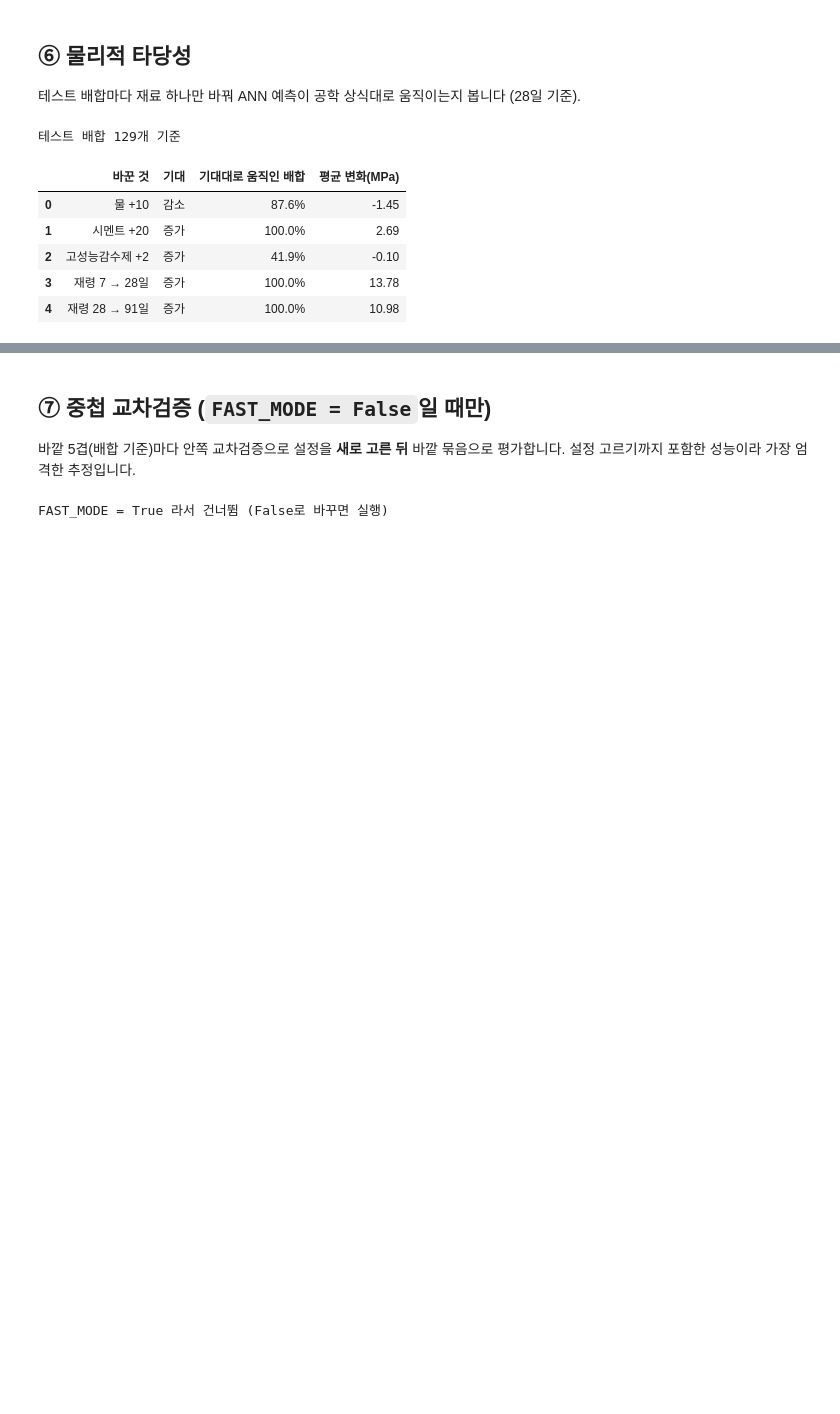
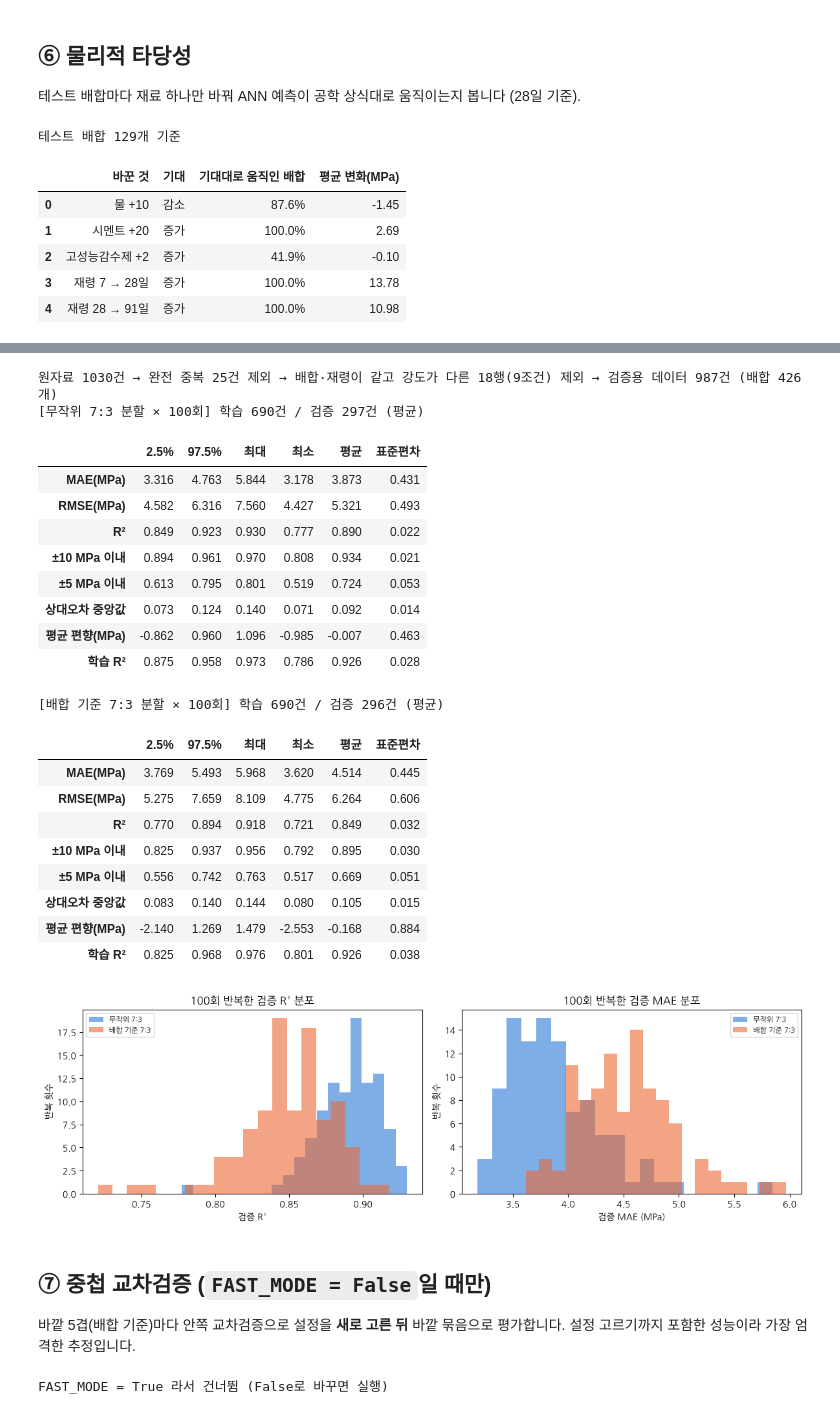
Before and after one commit to Hyun102-hub/Concrete-calculator, a Jupyter notebook: src/concrete_ann_prob_실행결과.ipynb, the cells around one changed output, grey strips where cells are left out. Cells and saved outputs as stored; diff of their text form; code cells hidden in the pictures; blank space fills up the shorter version.

```diff
--- a/src/concrete_ann_prob_실행결과.ipynb
+++ b/src/concrete_ann_prob_실행결과.ipynb
@@ -20,6 +20,7 @@ TEST_SIZE = 0.30
 FAST_MODE = True          # True: 축소 탐색 / False: 전체 탐색 + 중첩 교차검증 (오래 걸림)
 CV_REPEATS = 3            # 반복 그룹 교차검증 반복 횟수 (5겹 × 반복)
 N_BOOT = 1000             # 부트스트랩 반복 횟수
+N_REPEAT = 100            # ⑧ 반복 무작위 7:3 검증 횟수
 EVAL_TARGETS = [21, 24, 27, 30, 35, 40]
 LOG_AGE = True            # True: 재령에 로그를 씌워 넣음 (초기에 빨리, 나중에 천천히 오르는 강도 특성을 학습하기 쉬움) / False: 그대로
 # %% [markdown]
@@ -505,3 +517,69 @@ print(f"테스트 배합 {len(base28)}개 기준"); display(phys)
+# %%
+d0 = raw.copy()
+n_exact = int(d0.duplicated().sum())
+d1 = d0.drop_duplicates().reset_index(drop=True)
+conflict = d1.duplicated(subset=FEATURES, keep=False)
+n_conf_rows, n_conf_groups = int(conflict.sum()), int(d1[conflict].groupby(FEATURES).ngroups)
+dc = d1[~conflict].reset_index(drop=True)
+dc["배합번호"] = dc.groupby(MATERIALS).ngroup() + 1
+print(f"원자료 {len(d0)}건 → 완전 중복 {n_exact}건 제외 → 배합·재령이 같고 강도가 다른 {n_conf_rows}행({n_conf_groups}조건) 제외 → "
+      f"검증용 데이터 {len(dc)}건 (배합 {dc['배합번호'].nunique()}개)")
+
+
+def one_run(seed, scheme):
+    if scheme == "무작위":
+        a, b = train_test_split(np.arange(len(dc)), test_size=0.3, random_state=seed)
+    else:
+        a, b = next(GroupShuffleSplit(1, test_size=0.3, random_state=seed).split(dc, groups=dc["배합번호"]))
+    m = clone(REG).set_params(mlp__random_state=seed).fit(dc.iloc[a][FEATURES], dc.iloc[a]["압축강도"])
+    yt, pt_ = dc.iloc[b]["압축강도"].values, m.predict(dc.iloc[b][FEATURES])
+    e = pt_ - yt
+    return {"방식": scheme, "회차": seed + 1, "학습 건수": len(a), "검증 건수": len(b), **rscore(yt, pt_),
+            "±5 MPa 이내": np.mean(np.abs(e) <= 5), "±10 MPa 이내": np.mean(np.abs(e) <= 10),
+            "상대오차 중앙값": np.median(np.abs(e) / yt), "평균 편향(MPa)": e.mean(),
+            "학습 R²": r2_score(dc.iloc[a]["압축강도"], m.predict(dc.iloc[a][FEATURES]))}
+
+
+runs = Parallel(n_jobs=-1)(delayed(one_run)(s_, sch) for sch in ["무작위", "배합 기준"] for s_ in range(N_REPEAT))
+rep = pd.DataFrame(runs)
+mcols = ["R²", "MAE(MPa)", "RMSE(MPa)", "±5 MPa 이내", "±10 MPa 이내", "상대오차 중앙값", "평균 편향(MPa)", "학습 R²"]
+summ = rep.groupby("방식")[mcols].agg(["mean", "std", lambda x: x.quantile(0.025), lambda x: x.quantile(0.975), "min", "max"])
+summ.columns = pd.MultiIndex.from_tuples([(c, {"mean": "평균", "std": "표준편차", "<lambda_0>": "2.5%", "<lambda_1>": "97.5%", "min": "최소", "max": "최대"}[f]) for c, f in summ.columns])
+for sch in ["무작위", "배합 기준"]:
+    t = summ.loc[sch].unstack().round(3)
+    print(f"[{sch} 7:3 분할 × {N_REPEAT}회] 학습 {int(rep[rep['방식'] == sch]['학습 건수'].mean())}건 / 검증 {int(rep[rep['방식'] == sch]['검증 건수'].mean())}건 (평균)")
+    display(t)
+
+fig, ax = plt.subplots(1, 2, figsize=(12, 3.8))
+for i, (col, lab) in enumerate([("R²", "검증 R²"), ("MAE(MPa)", "검증 MAE (MPa)")]):
+    for sch, c in [("무작위", "#2a78d6"), ("배합 기준", "#eb6834")]:
+        ax[i].hist(rep[rep["방식"] == sch][col], bins=20, alpha=0.6, color=c, label=f"{sch} 7:3")
+    ax[i].set_xlabel(lab); ax[i].set_ylabel("반복 횟수"); ax[i].legend(fontsize=8)
+ax[0].set_title(f"{N_REPEAT}회 반복한 검증 R² 분포"); ax[1].set_title(f"{N_REPEAT}회 반복한 검증 MAE 분포")
+plt.tight_layout(); plt.show()
+# %% [output]
+원자료 1030건 → 완전 중복 25건 제외 → 배합·재령이 같고 강도가 다른 18행(9조건) 제외 → 검증용 데이터 987건 (배합 426개)
+[무작위 7:3 분할 × 100회] 학습 690건 / 검증 297건 (평균)
+|  | 2.5% | 97.5% | 최대 | 최소 | 평균 | 표준편차 |
+| MAE(MPa) | 3.316 | 4.763 | 5.844 | 3.178 | 3.873 | 0.431 |
+| RMSE(MPa) | 4.582 | 6.316 | 7.560 | 4.427 | 5.321 | 0.493 |
+| R² | 0.849 | 0.923 | 0.930 | 0.777 | 0.890 | 0.022 |
+| ±10 MPa 이내 | 0.894 | 0.961 | 0.970 | 0.808 | 0.934 | 0.021 |
+| ±5 MPa 이내 | 0.613 | 0.795 | 0.801 | 0.519 | 0.724 | 0.053 |
+| 상대오차 중앙값 | 0.073 | 0.124 | 0.140 | 0.071 | 0.092 | 0.014 |
+| 평균 편향(MPa) | -0.862 | 0.960 | 1.096 | -0.985 | -0.007 | 0.463 |
+| 학습 R² | 0.875 | 0.958 | 0.973 | 0.786 | 0.926 | 0.028 |
+[배합 기준 7:3 분할 × 100회] 학습 690건 / 검증 296건 (평균)
+|  | 2.5% | 97.5% | 최대 | 최소 | 평균 | 표준편차 |
+| MAE(MPa) | 3.769 | 5.493 | 5.968 | 3.620 | 4.514 | 0.445 |
+| RMSE(MPa) | 5.275 | 7.659 | 8.109 | 4.775 | 6.264 | 0.606 |
+| R² | 0.770 | 0.894 | 0.918 | 0.721 | 0.849 | 0.032 |
+| ±10 MPa 이내 | 0.825 | 0.937 | 0.956 | 0.792 | 0.895 | 0.030 |
+| ±5 MPa 이내 | 0.556 | 0.742 | 0.763 | 0.517 | 0.669 | 0.051 |
+| 상대오차 중앙값 | 0.083 | 0.140 | 0.144 | 0.080 | 0.105 | 0.015 |
+| 평균 편향(MPa) | -2.140 | 1.269 | 1.479 | -2.553 | -0.168 | 0.884 |
+| 학습 R² | 0.825 | 0.968 | 0.976 | 0.801 | 0.926 | 0.038 |
+[figure, added]
 # %% [markdown]
 ## ⑦ 중첩 교차검증 (`FAST_MODE = False`일 때만)
 
```
Also changed, not shown: parts of 5 cells of this notebook, 6 other files.
